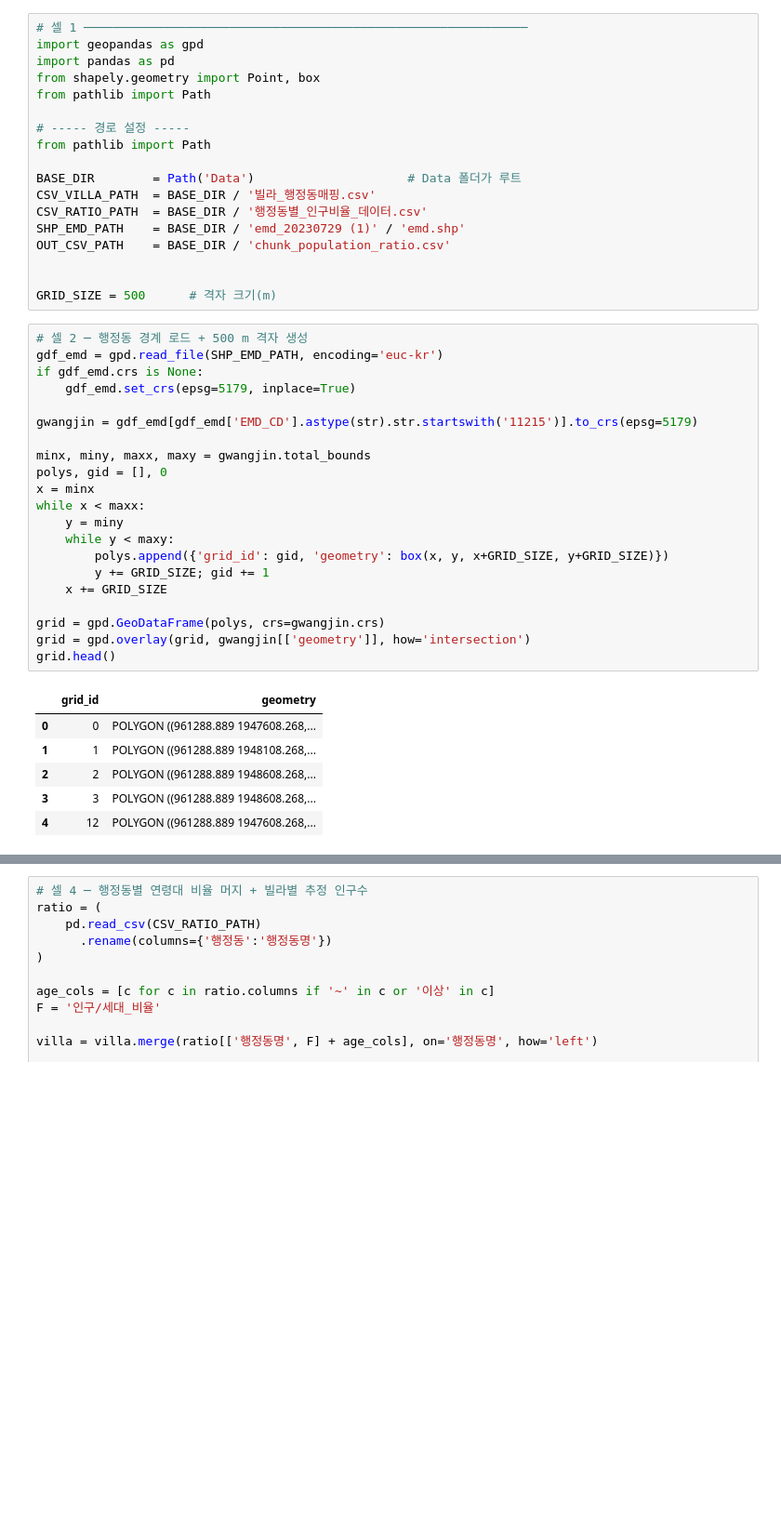
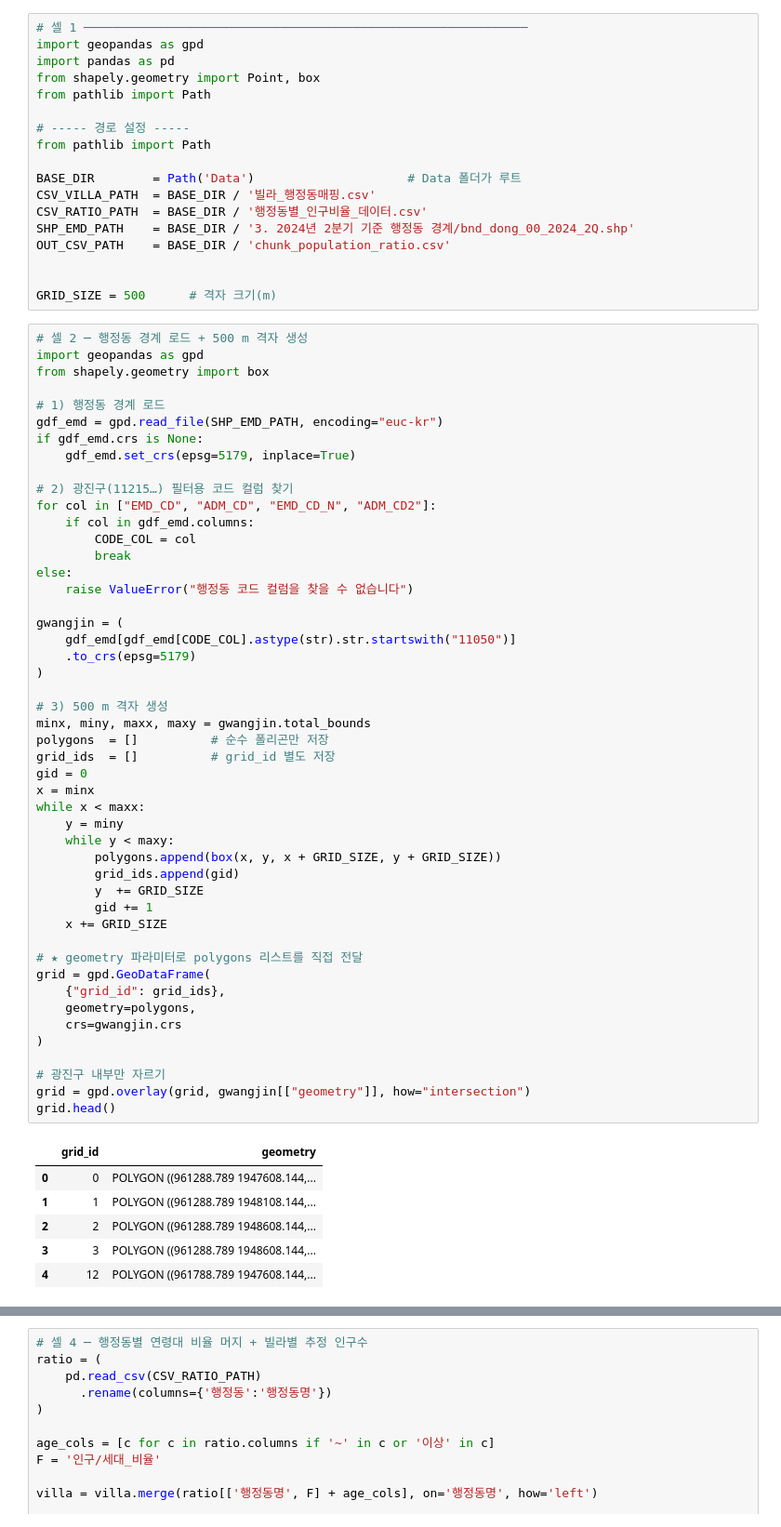
Before and after one commit to hsrhee97/Chill_Gwang_Team, a Jupyter notebook: 한상_0420.ipynb, the cells around one changed output, grey strips where cells are left out. Shown at 93% size. Drawn from its saved outputs; the diff is of its cells as text; blank space fills up the shorter version.

```diff
--- a/한상_0420.ipynb
+++ b/한상_0420.ipynb
@@ -11,36 +11,63 @@ from pathlib import Path
 BASE_DIR        = Path('Data')                     # Data 폴더가 루트
 CSV_VILLA_PATH  = BASE_DIR / '빌라_행정동매핑.csv'
 CSV_RATIO_PATH  = BASE_DIR / '행정동별_인구비율_데이터.csv'
-SHP_EMD_PATH    = BASE_DIR / 'emd_20230729 (1)' / 'emd.shp'
+SHP_EMD_PATH    = BASE_DIR / '3. 2024년 2분기 기준 행정동 경계/bnd_dong_00_2024_2Q.shp'
 OUT_CSV_PATH    = BASE_DIR / 'chunk_population_ratio.csv'
 
 
 GRID_SIZE = 500      # 격자 크기(m)
 # %%
 # 셀 2 ─ 행정동 경계 로드 + 500 m 격자 생성
-gdf_emd = gpd.read_file(SHP_EMD_PATH, encoding='euc-kr')
+import geopandas as gpd
+from shapely.geometry import box
+
+# 1) 행정동 경계 로드
+gdf_emd = gpd.read_file(SHP_EMD_PATH, encoding="euc-kr")
 if gdf_emd.crs is None:
     gdf_emd.set_crs(epsg=5179, inplace=True)
 
-gwangjin = gdf_emd[gdf_emd['EMD_CD'].astype(str).str.startswith('11215')].to_crs(epsg=5179)
+# 2) 광진구(11215…) 필터용 코드 컬럼 찾기
+for col in ["EMD_CD", "ADM_CD", "EMD_CD_N", "ADM_CD2"]:
+    if col in gdf_emd.columns:
+        CODE_COL = col
+        break
+else:
+    raise ValueError("행정동 코드 컬럼을 찾을 수 없습니다")
 
+gwangjin = (
+    gdf_emd[gdf_emd[CODE_COL].astype(str).str.startswith("11050")]
+    .to_crs(epsg=5179)
+)
+
+# 3) 500 m 격자 생성
 minx, miny, maxx, maxy = gwangjin.total_bounds
-polys, gid = [], 0
+polygons  = []          # 순수 폴리곤만 저장
+grid_ids  = []          # grid_id 별도 저장
+gid = 0
 x = minx
 while x < maxx:
     y = miny
     while y < maxy:
-        polys.append({'grid_id': gid, 'geometry': box(x, y, x+GRID_SIZE, y+GRID_SIZE)})
-        y += GRID_SIZE; gid += 1
+        polygons.append(box(x, y, x + GRID_SIZE, y + GRID_SIZE))
+        grid_ids.append(gid)
+        y  += GRID_SIZE
+        gid += 1
     x += GRID_SIZE
 
-grid = gpd.GeoDataFrame(polys, crs=gwangjin.crs)
-grid = gpd.overlay(grid, gwangjin[['geometry']], how='intersection')
+# ★ geometry 파라미터로 polygons 리스트를 직접 전달
+grid = gpd.GeoDataFrame(
+    {"grid_id": grid_ids},
+    geometry=polygons,
+    crs=gwangjin.crs
+)
+
+# 광진구 내부만 자르기
+grid = gpd.overlay(grid, gwangjin[["geometry"]], how="intersection")
 grid.head()
 # %% [output]
 |  | grid_id | geometry |
-| 0 | 0 | POLYGON ((961288.889 1947608.268,... |
-| 1 | 1 | POLYGON ((961288.889 1948108.268,... |
-| 2 | 2 | POLYGON ((961288.889 1948608.268,... |
-| 3 | 3 | POLYGON ((961288.889 1948608.268,... |
-| 4 | 12 | POLYGON ((961288.889 1947608.268,... |
+| 0 | 0 | POLYGON ((961288.789 1947608.144,... |
+| 1 | 1 | POLYGON ((961288.789 1948108.144,... |
+| 2 | 2 | POLYGON ((961288.789 1948608.144,... |
+| 3 | 3 | POLYGON ((961288.789 1948608.144,... |
+| 4 | 12 | POLYGON ((961788.789 1947608.144,... |
```
Also changed, not shown: parts of 9 cells of this notebook.
